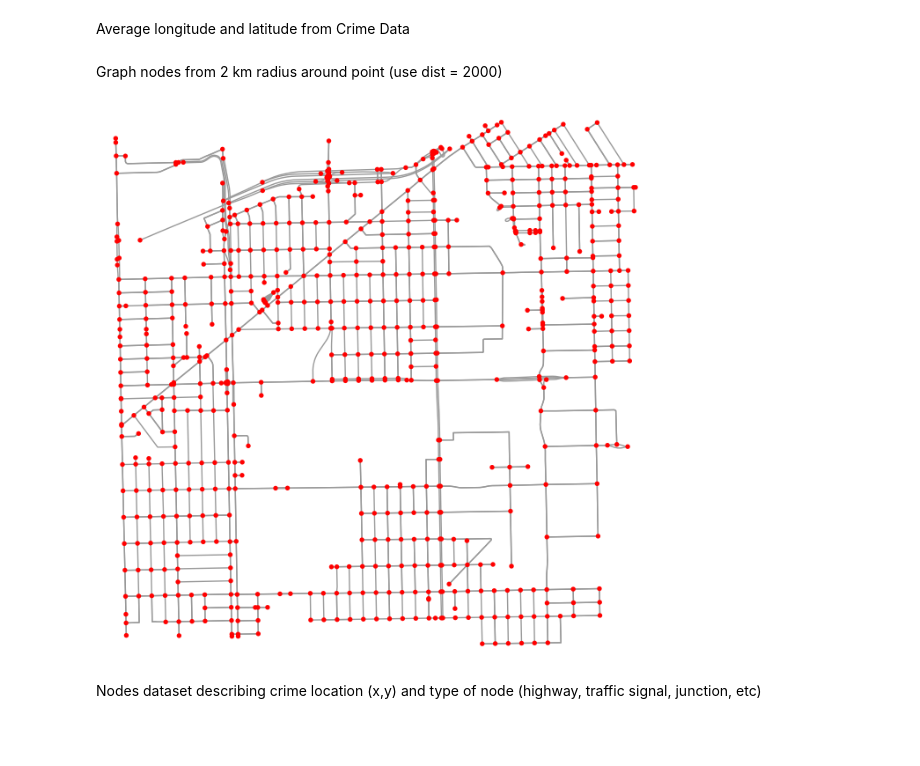
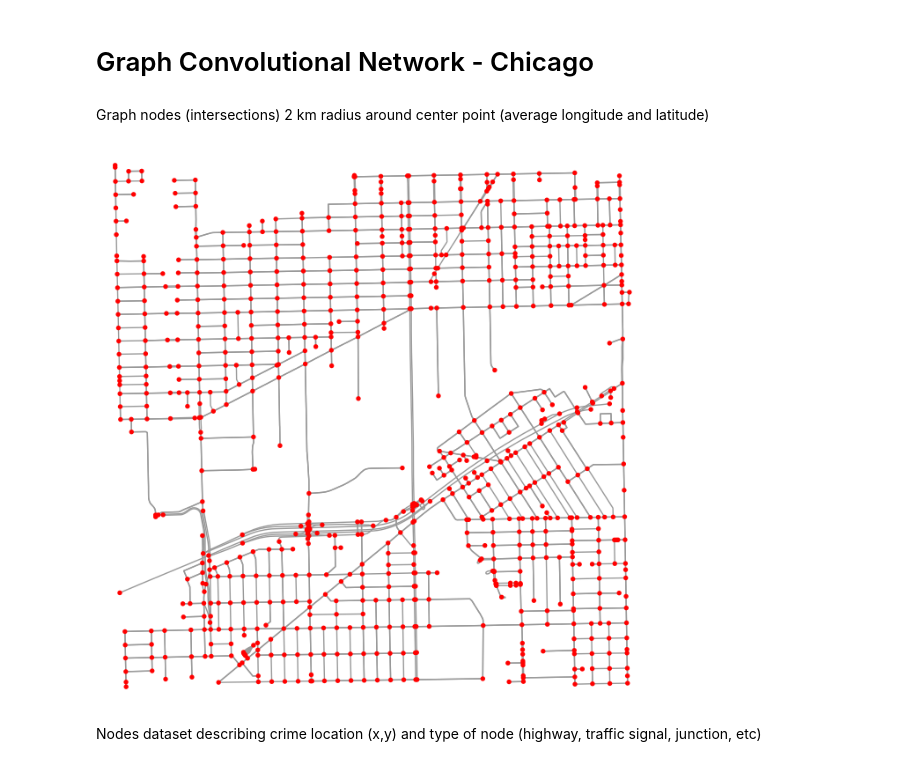
Before and after one commit to kenedyducheine/statistical-crime-analysis, a Jupyter notebook: CrimeDataNotebook.ipynb, the cells around one changed output. Cells and saved outputs as stored; diff of their text form; code cells hidden in the pictures; blank space fills up the shorter version.

```diff
--- a/CrimeDataNotebook.ipynb
+++ b/CrimeDataNotebook.ipynb
@@ -9,2 +11,0 @@ import networkx as nx
-# %% [markdown]
-Average longitude and latitude from Crime Data
@@ -14,11 +12,13 @@ point = (41.823, -87.671)
+# %% [markdown]
+# Graph Convolutional Network - Chicago
 # %% [markdown]
-Graph nodes from 2 km radius around point (use dist = 2000)
+Graph nodes (intersections) 2 km radius around center point (average longitude and latitude)
 # %%
+point = (41.8443, -87.6699)
 G = ox.graph_from_point(point, dist=2000, network_type='drive')
+fig, ax = ox.plot_graph(G, node_color='r', edge_color='#999999', bgcolor='w')
+# %% [output]
+[figure, added]
-# %%
-fig, ax = ox.plot_graph(G, node_color='r', edge_color='#999999', bgcolor='w')
-# %% [output]
-[figure, removed]
 # %% [markdown]
 Nodes dataset describing crime location (x,y) and type of node (highway, traffic signal, junction, etc)
 # %%
```
Also changed, not shown: parts of 48 cells of this notebook, 1 other file.
